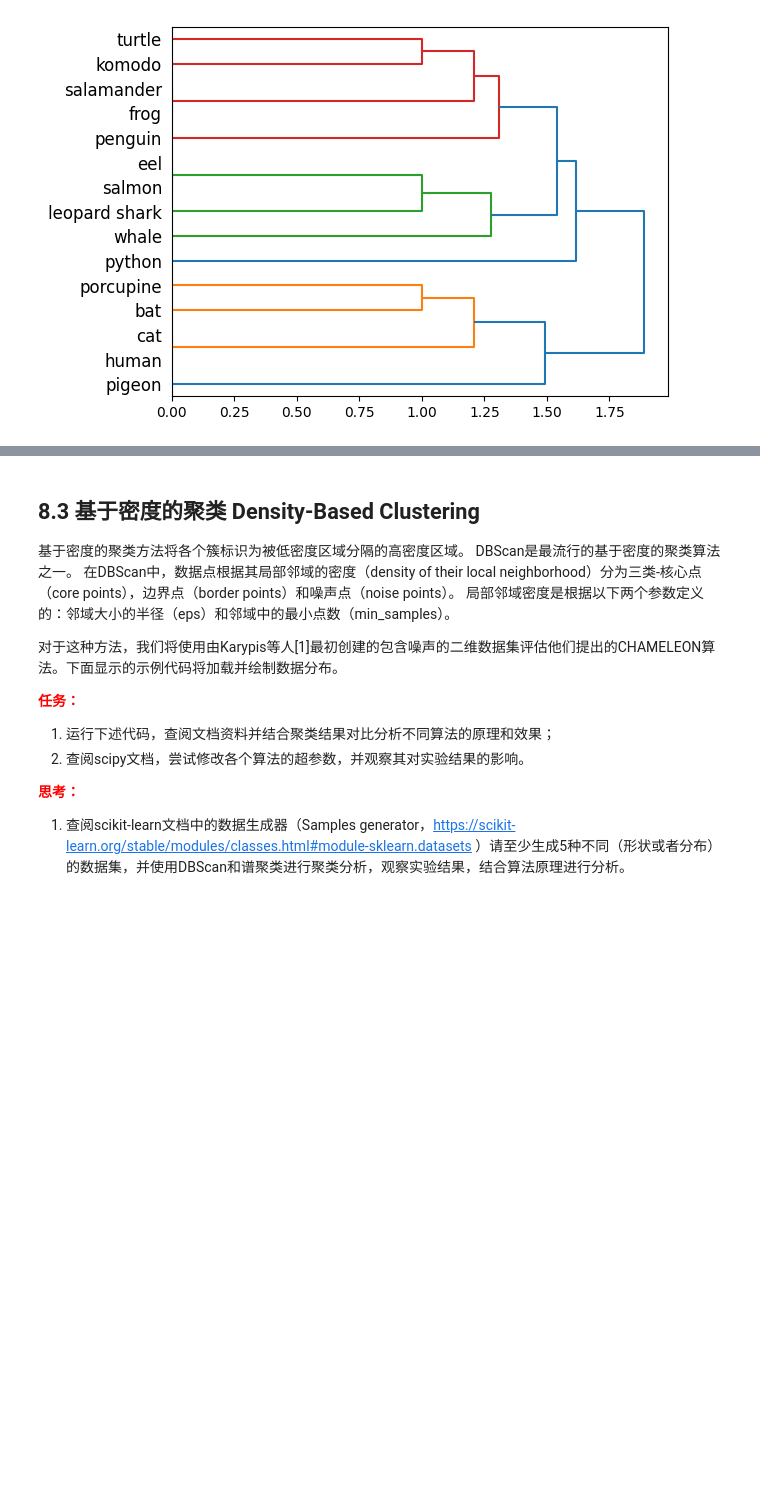
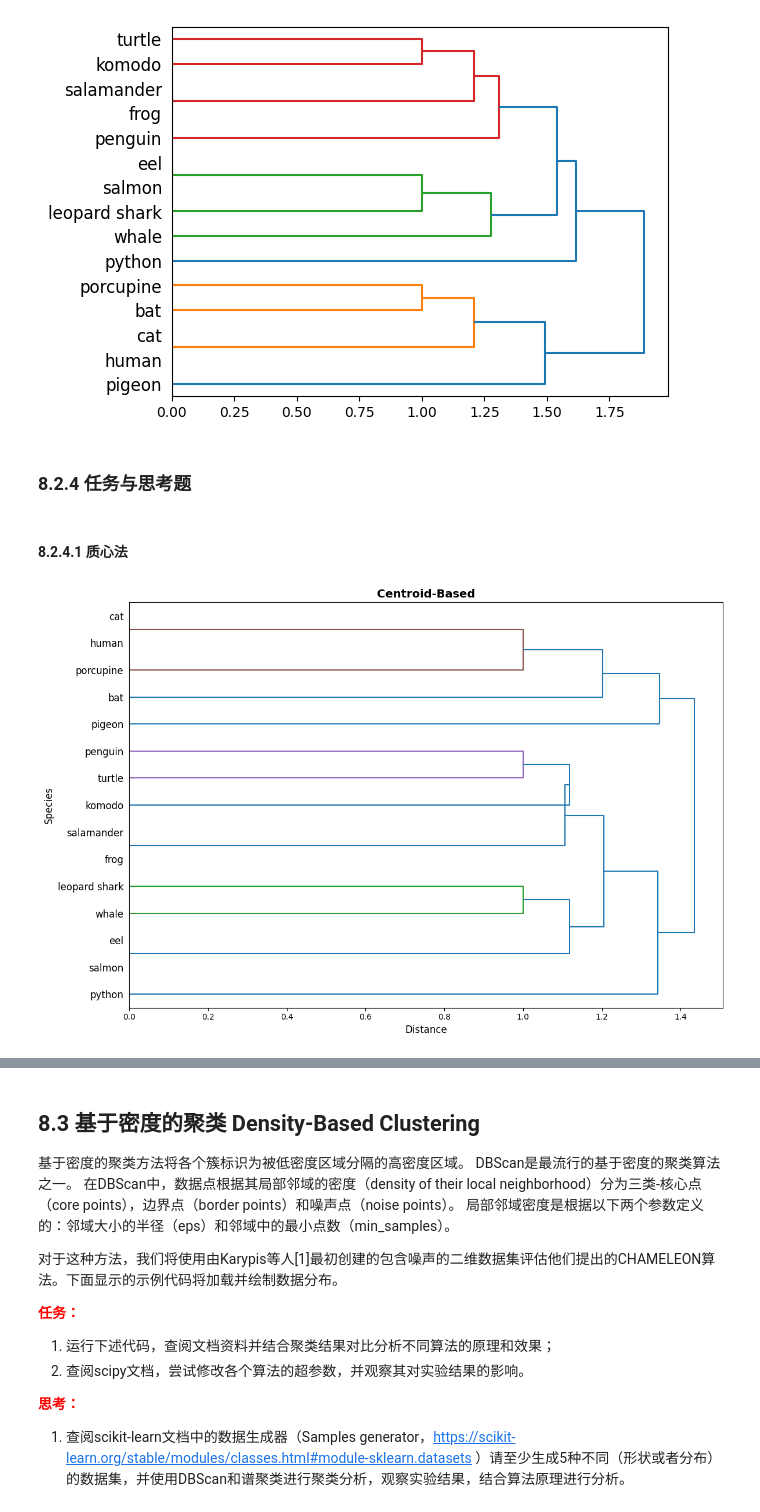
Before and after one commit to CSharperMantle/hdu2025_data_mining, a Jupyter notebook: exp_3/tutorial8_Cluster Analysis.ipynb, the cells around one changed output, grey strips where cells are left out. Saved outputs shown, nothing was run; the diff lists cells and outputs as text; code cells hidden in the pictures; blank space fills up the shorter version.

```diff
--- a/exp_3/tutorial8_Cluster Analysis.ipynb
+++ b/exp_3/tutorial8_Cluster Analysis.ipynb
@@ -180,3 +367,24 @@ Z = hierarchy.linkage(X.values, "average")
 dn = hierarchy.dendrogram(Z, labels=names.tolist(), orientation="right")
 # %% [output]
 [figure]
+# %% [markdown]
+### 8.2.4 任务与思考题
+# %% [markdown]
+#### 8.2.4.1 质心法
+# %%
+data = pd.read_csv("vertebrate.csv", header="infer")
+names = data["Name"]
+Y = data["Class"]
+X = data.drop(["Name", "Class"], axis=1)
+
+Z_centroid = hierarchy.linkage(X.values, "centroid")
+
+plt.figure(figsize=(12, 8))
+dn = hierarchy.dendrogram(Z_centroid, labels=names.tolist(), orientation="right")
+plt.title("Centroid-Based", fontsize=14, fontweight='bold')
+plt.xlabel("Distance", fontsize=12)
+plt.ylabel("Species", fontsize=12)
+plt.tight_layout()
+plt.show()
+# %% [output]
+[figure, added]
```
Also changed, not shown: parts of 13 cells of this notebook.
